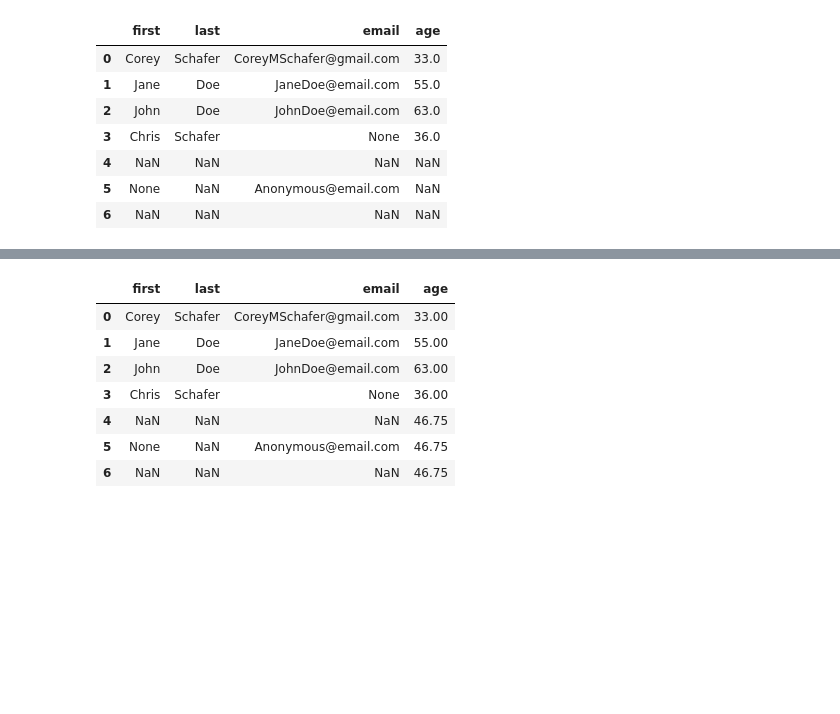
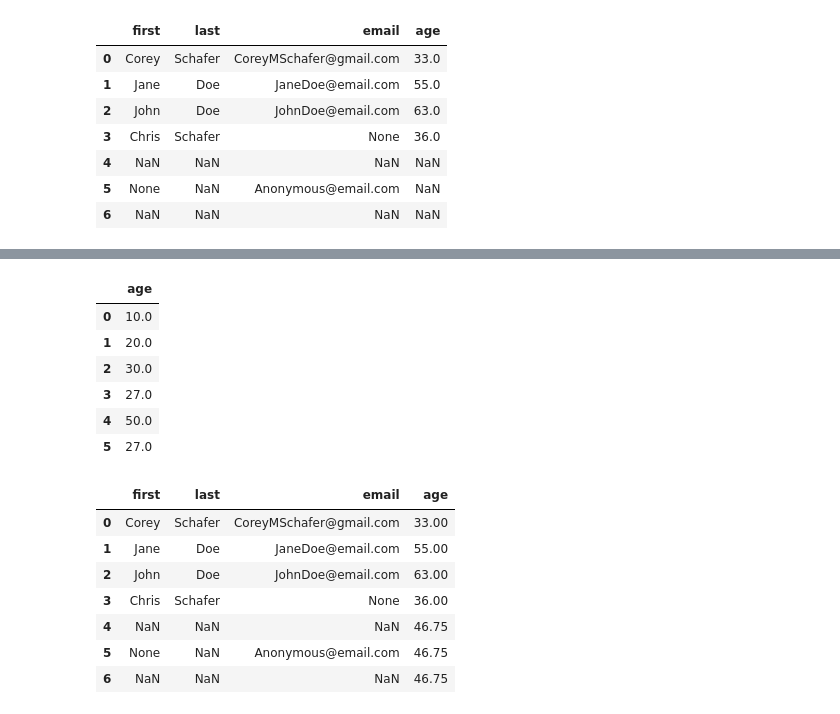
Before and after one commit to arelies-proximo/Data-Science-Projects, a Jupyter notebook: Pandas/Cleaning_Handling_Missing_Data.ipynb, the cells around one changed output, grey strips where cells are left out. Cells and saved outputs as stored; diff of their text form; code cells hidden in the pictures; blank space fills up the shorter version.

```diff
--- a/Pandas/Cleaning_Handling_Missing_Data.ipynb
+++ b/Pandas/Cleaning_Handling_Missing_Data.ipynb
@@ -539,0 +542,2 @@ df.age.fillna(df.iloc[:4, -1].mean(), inplace=True)
+# %%
+tmp = pd.DataFrame({'age': [10, 20, 30, np.nan, 50, np.nan]})
@@ -540,3 +580,13 @@ df.age.fillna(df.iloc[:4, -1].mean(), inplace=True)
+# %%
+tmp
+# %% [output]
+|  | age |
+| 0 | 10.0 |
+| 1 | 20.0 |
+| 2 | 30.0 |
+| 3 | 27.0 |
+| 4 | 50.0 |
+| 5 | 27.0 |
 # %%
 df
 # %% [output]
```
Also changed, not shown: parts of 8 cells of this notebook.
